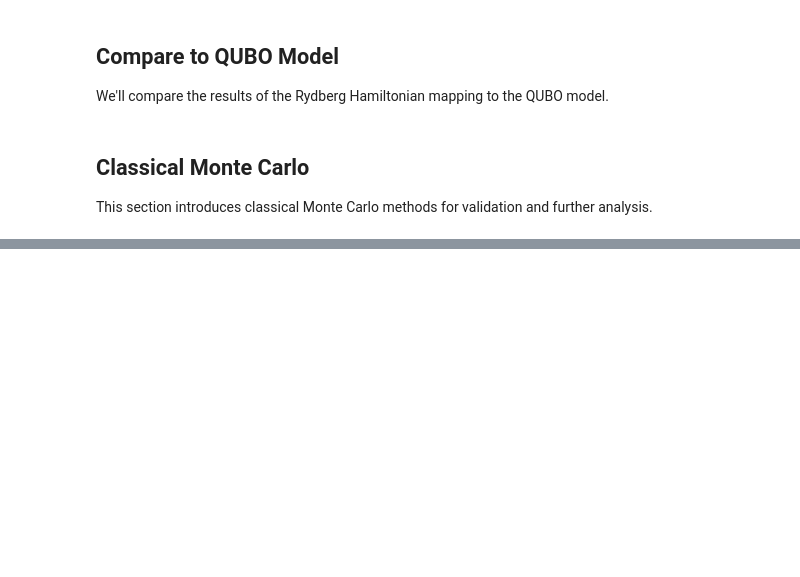
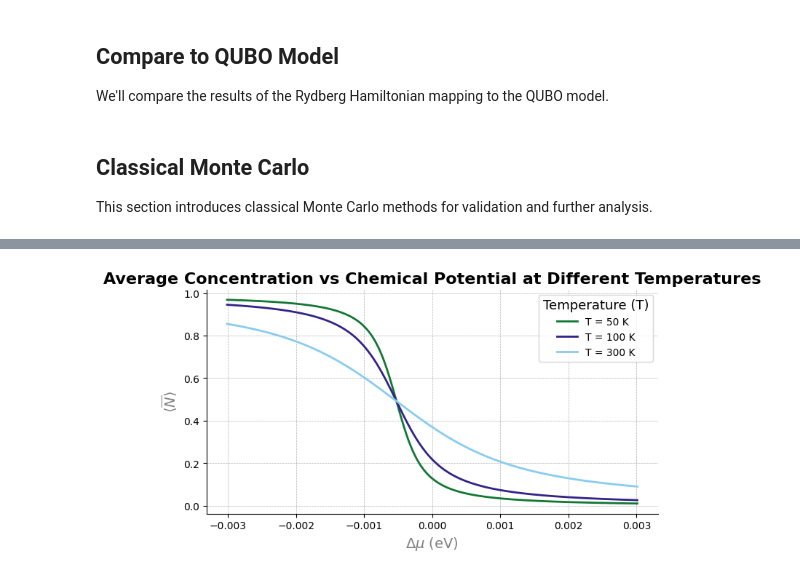
Before and after one commit to cmc-ucl/rydberg_atoms, a Jupyter notebook: paper_part_one.ipynb, the cells around one changed output, grey strips where cells are left out. Saved outputs shown, nothing was run; the diff lists cells and outputs as text; code cells hidden in the pictures; blank space fills up the shorter version.

```diff
--- a/paper_part_one.ipynb
+++ b/paper_part_one.ipynb
@@ -432,7 +432,7 @@ def build_H_ryd(structure, binary_occ, energies, neighbor_counts, scaling_factor
 # %%
 import numpy as np
 
-def calculate_energy_from_test(structure, X_test, reg_coef, neighbor_counts, scaling_factors):
+def calculate_Ryd_energy_pbc(structure, X_test, reg_coef, neighbor_count, scaling_factors):
     """
     Calculate the energy for test configurations using the regression coefficients and neighbor contributions.
 
@@ -460,7 +460,7 @@ def calculate_energy_from_test(structure, X_test, reg_coef, neighbor_counts, sca
     # Assign scaling factors based on the number of neighbors per shell
     for i, (site_distances, site_indices) in enumerate(zip(sorted_distances, sorted_indices)):
         start_idx = 0
-        for shell_idx, num_neighbors in enumerate(neighbor_counts):
+        for shell_idx, num_neighbors in enumerate(neighbor_count):
             # Determine the indices for this shell
             end_idx = start_idx + num_neighbors
             neighbors = site_indices[start_idx:end_idx]  # Select neighbors
@@ -598,0 +720,83 @@ This section introduces classical Monte Carlo methods for validation and further
+# %%
+import numpy as np
+import matplotlib.pyplot as plt
+import copy
+
+# Assume necessary functions and objects are defined
+
+structure = copy.deepcopy(graphene_mol_r_6_6_pbc)
+
+size = 100000
+binary_vector_all = []
+Ryd_classical_E = []
+concentration = []
+
+# Parameters
+num_sites = graphene_mol_r_6_6.num_sites
+max_conc = graphene_mol_r_6_6.num_sites
+
+T_all = [50, 100, 300]
+
+concentration = np.random.randint(0, max_conc, size=size)
+
+global_detuning_range = np.linspace(-reg_coef[0] * 10, reg_coef[0] * 10, 1000)
+
+# Generate binary vectors and energy values
+for conc in concentration:
+    ones = np.random.choice(num_sites, conc, replace=False)
+    x = np.zeros(num_sites, dtype='int')
+    x[ones] = 1
+    binary_vector_all.append(x)
+
+Ryd_classical_E = calculate_Ryd_energy_pbc(
+    structure, binary_vector_all, reg_coef, neighbor_count, scaling_factors
+)
+
+# Convert lists to numpy arrays
+binary_vector_all = np.array(binary_vector_all)
+Ryd_classical_E = np.array(Ryd_classical_E)
+concentration = np.array(concentration)
+
+# Plotting average concentration across detuning for each temperature
+plt.figure(figsize=(8, 4))
+
+# Colorblind-friendly palette
+colorblind_friendly_colors = ["#117733", "#332288", "#88CCEE"]
+
+for idx, T in enumerate(T_all):
+    av_conc_classical = []
+    for glob_det in global_detuning_range:
+        # Calculate energy with detuning and get partition function
+        energy_new = Ryd_classical_E + concentration * glob_det
+        Z, pi = get_partition_function(
+            energy_new, [1] * len(Ryd_classical_E), return_pi=True, T=T
+        )
+        av_conc_classical.append(np.sum(pi * concentration))
+
+    av_conc_classical = np.array(av_conc_classical)
+    plt.plot(
+        global_detuning_range,
+        av_conc_classical / num_sites,
+        label=f'T = {T} K',
+        color=colorblind_friendly_colors[idx],
+        linewidth=2
+    )
+
+# Enhancements
+plt.xlabel(r'$\Delta \mu$ (eV)', fontsize=14, color='gray')
+plt.ylabel(r'$\langle \overline{N} \rangle$', fontsize=14, color='gray')
+plt.title(
+    'Average Concentration vs Chemical Potential at Different Temperatures',
+    fontsize=16, fontweight='bold'
+)
+plt.legend(
+    title="Temperature (T)", fontsize=10, title_fontsize=13, loc='upper right'
+)
+plt.grid(color='gray', linestyle='--', linewidth=0.5, alpha=0.6)
+plt.gca().spines['top'].set_visible(False)
+plt.gca().spines['right'].set_visible(False)
+
+# Show plot
+plt.show()
+# %% [output]
+[figure, added]
```
Also changed, not shown: parts of 15 cells of this notebook.
